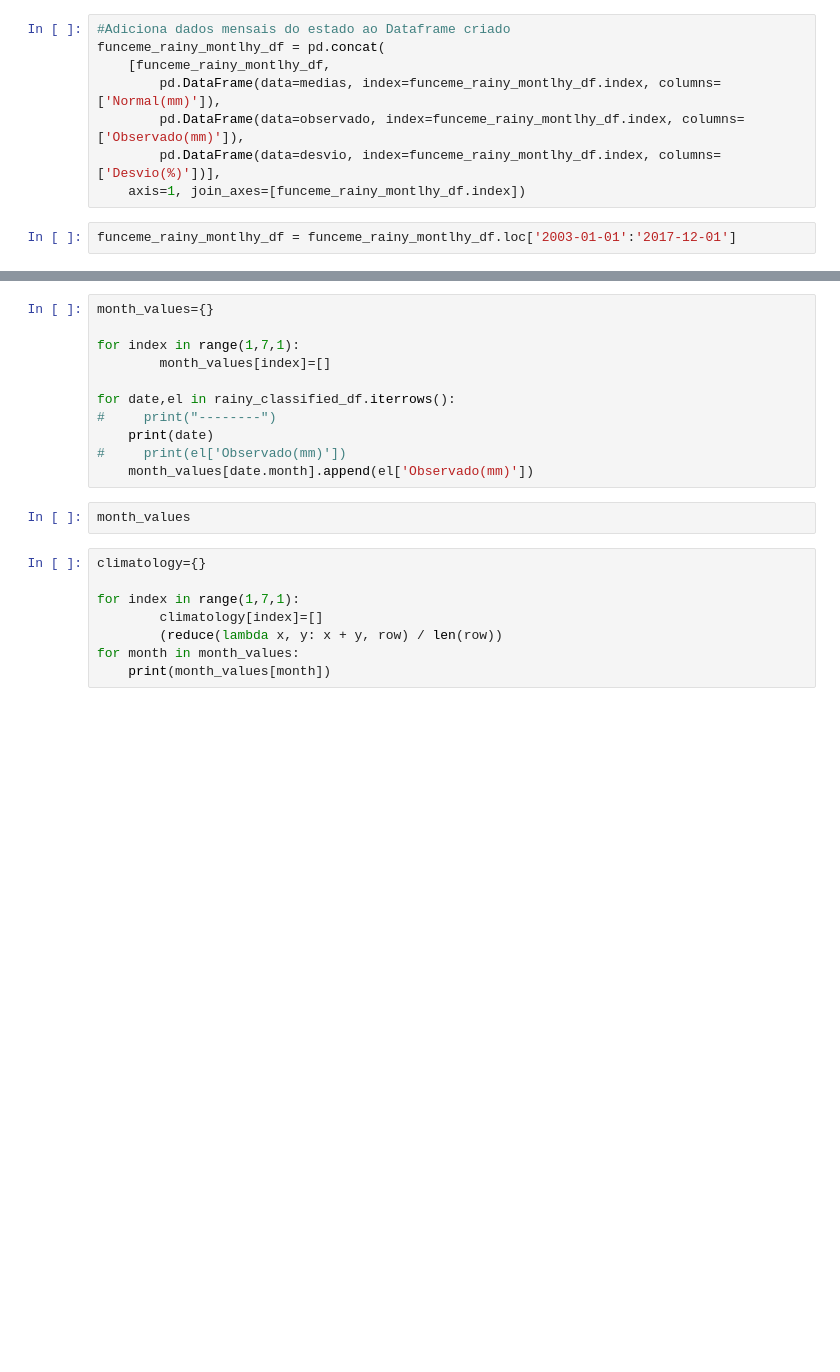
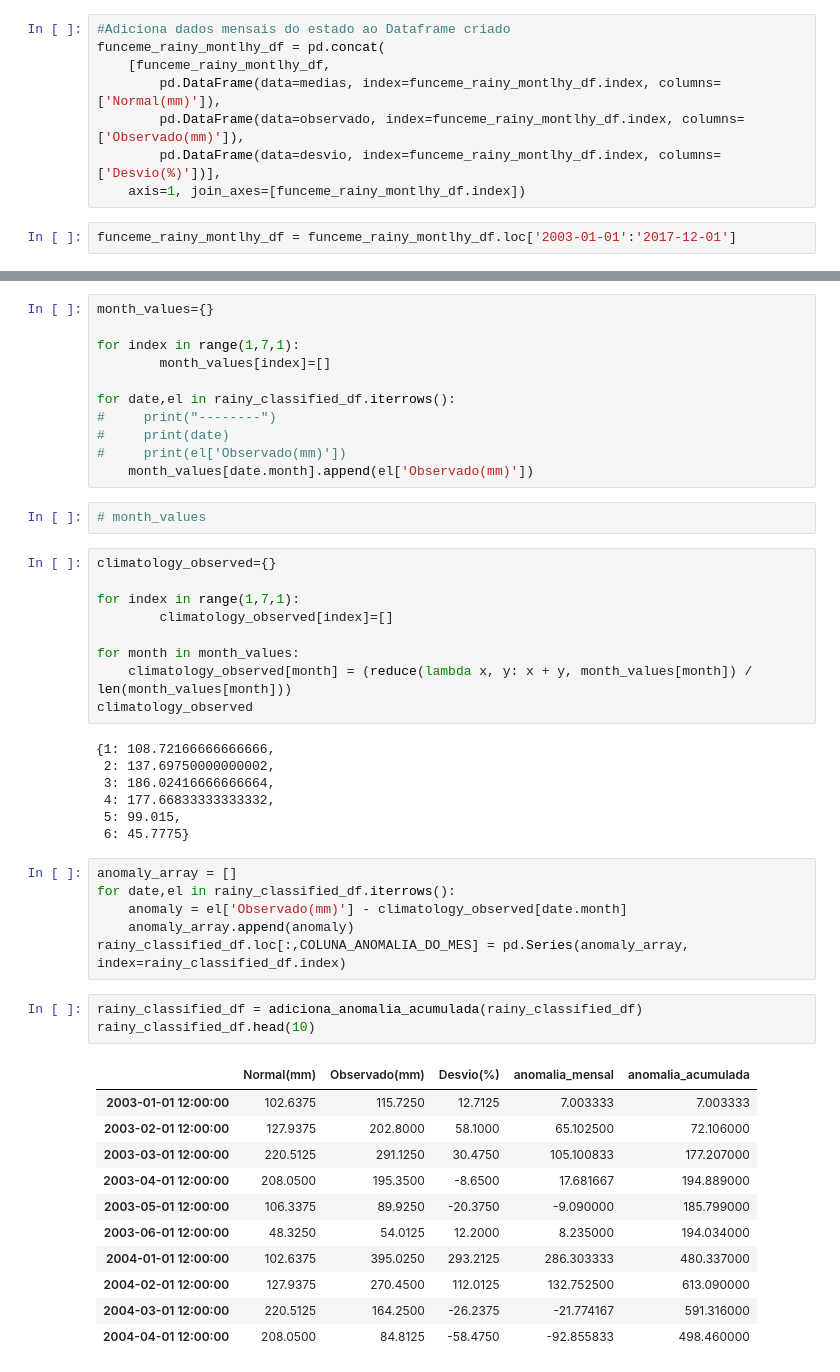
Before and after one commit to tiagotele/experimentos_oceanografia, a Jupyter notebook: Rainfall climatology, anomaly and cumulative.ipynb, the cells around one changed output, grey strips where cells are left out. Saved outputs shown, nothing was run; the diff lists cells and outputs as text; blank space fills up the shorter version.

Commit message:
Add anomaly and cumulative rainfall

```diff
--- a/Rainfall climatology, anomaly and cumulative.ipynb
+++ b/Rainfall climatology, anomaly and cumulative.ipynb
@@ -368,16 +386,45 @@ for index in range(1,7,1):
 
 for date,el in rainy_classified_df.iterrows():
 #     print("--------")
-    print(date)
+#     print(date)
 #     print(el['Observado(mm)'])
     month_values[date.month].append(el['Observado(mm)'])
-# %%
-month_values
+# %%
+# month_values
 # %%
-climatology={}
+climatology_observed={}
 
 for index in range(1,7,1):
-        climatology[index]=[]
-        (reduce(lambda x, y: x + y, row) / len(row))
+        climatology_observed[index]=[]
+
 for month in month_values:
-    print(month_values[month])
+    climatology_observed[month] = (reduce(lambda x, y: x + y, month_values[month]) / len(month_values[month]))
+climatology_observed
+# %% [output]
+{1: 108.72166666666666,
+ 2: 137.69750000000002,
+ 3: 186.02416666666664,
+ 4: 177.66833333333332,
+ 5: 99.015,
+ 6: 45.7775}
+# %%
+anomaly_array = []
+for date,el in rainy_classified_df.iterrows():
+    anomaly = el['Observado(mm)'] - climatology_observed[date.month]
+    anomaly_array.append(anomaly)
+rainy_classified_df.loc[:,COLUNA_ANOMALIA_DO_MES] = pd.Series(anomaly_array, index=rainy_classified_df.index)
+# %%
+rainy_classified_df = adiciona_anomalia_acumulada(rainy_classified_df)
+rainy_classified_df.head(10)
+# %% [output]
+|  | Normal(mm) | Observado(mm) | Desvio(%) | anomalia_mensal | anomalia_acumulada |
+| 2003-01-01 12:00:00 | 102.6375 | 115.7250 | 12.7125 | 7.003333 | 7.003333 |
+| 2003-02-01 12:00:00 | 127.9375 | 202.8000 | 58.1000 | 65.102500 | 72.106000 |
+| 2003-03-01 12:00:00 | 220.5125 | 291.1250 | 30.4750 | 105.100833 | 177.207000 |
+| 2003-04-01 12:00:00 | 208.0500 | 195.3500 | -8.6500 | 17.681667 | 194.889000 |
+| 2003-05-01 12:00:00 | 106.3375 | 89.9250 | -20.3750 | -9.090000 | 185.799000 |
+| 2003-06-01 12:00:00 | 48.3250 | 54.0125 | 12.2000 | 8.235000 | 194.034000 |
+| 2004-01-01 12:00:00 | 102.6375 | 395.0250 | 293.2125 | 286.303333 | 480.337000 |
+| 2004-02-01 12:00:00 | 127.9375 | 270.4500 | 112.0125 | 132.752500 | 613.090000 |
+| 2004-03-01 12:00:00 | 220.5125 | 164.2500 | -26.2375 | -21.774167 | 591.316000 |
+| 2004-04-01 12:00:00 | 208.0500 | 84.8125 | -58.4750 | -92.855833 | 498.460000 |
```
Also changed, not shown: parts of 4 cells of this notebook.
